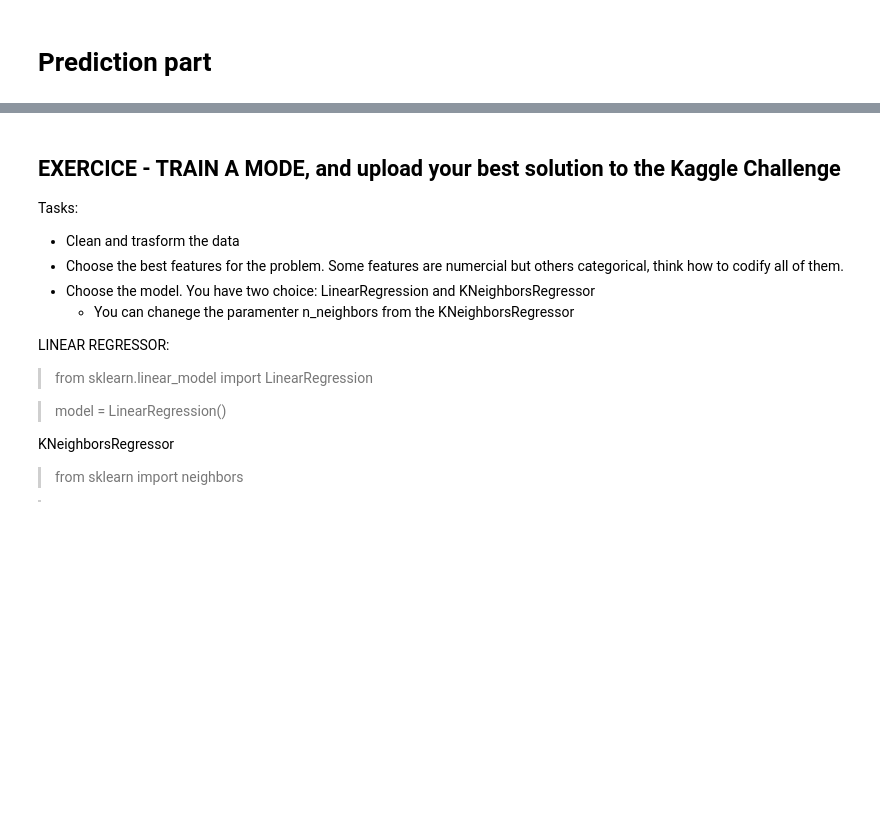
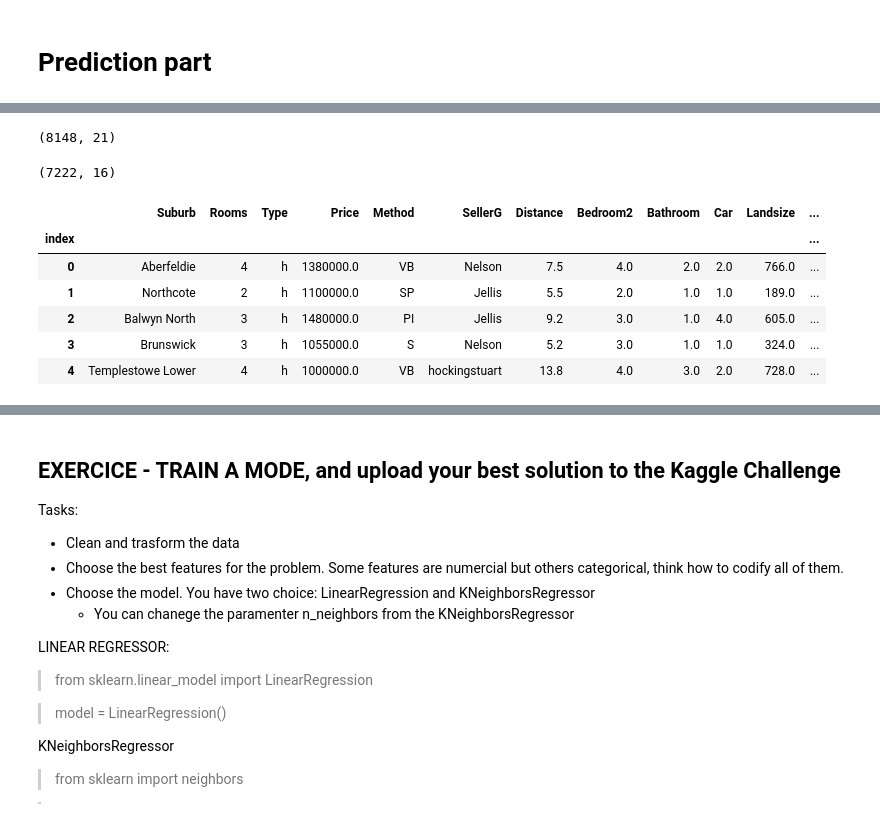
Before and after one commit to pau-torrente/DSUB_p2, a Jupyter notebook: project2.ipynb, the cells around one changed output, grey strips where cells are left out. Cells and saved outputs as stored; diff of their text form; code cells hidden in the pictures; blank space fills up the shorter version.

```diff
--- a/project2.ipynb
+++ b/project2.ipynb
@@ -373,4 +387,10 @@ test_set["Month"]=[datetime.datetime.strptime(d, format_str).date().month for d
 # %%
+train_set2 = train_set
+test_set2 = test_set
+
+print(test_set.shape)
+
+
 def data_processing(df):
 
 
@@ -390,35 +410,35 @@ def data_processing(df):
 
 #Target encoding cathegorical variables using mean price
 
-    suburb_mean_price = train_set.groupby('Suburb').mean().Price.reset_index()
+    suburb_mean_price = train_set2.groupby('Suburb').mean().Price.reset_index()
     suburb_mean_price.columns = ['Suburb', 'SuburbAvgPrice']
 
     df = pd.merge(df, suburb_mean_price, on = 'Suburb')
     df.drop('Suburb', axis=1, inplace=True)
 
 
-    seller_mean_price = train_set.groupby('SellerG').mean().Price.reset_index()
+    seller_mean_price = train_set2.groupby('SellerG').mean().Price.reset_index()
     seller_mean_price.columns = ['SellerG', 'SellerAvgPrice']
 
     df = pd.merge(df, seller_mean_price, on = 'SellerG')
     df.drop('SellerG', axis=1, inplace=True)
 
 
-    councilarea_mean_price = train_set.groupby('CouncilArea').mean().Price.reset_index()
+    councilarea_mean_price = train_set2.groupby('CouncilArea').mean().Price.reset_index()
     councilarea_mean_price.columns = ['CouncilArea', 'CouncilAreaAvgPrice']
 
     df = pd.merge(df, councilarea_mean_price, on = 'CouncilArea')
     df.drop('CouncilArea', axis=1, inplace=True)
 
 
-    region_mean_price = train_set.groupby('Regionname').mean().Price.reset_index()
+    region_mean_price = train_set2.groupby('Regionname').mean().Price.reset_index()
     region_mean_price.columns = ['Regionname', 'RegionMeanPrice']
 
     df = pd.merge(df, region_mean_price, on = 'Regionname')
     df.drop('Regionname', axis=1, inplace=True)
 
 
-    month_mean_price = train_set.groupby('Month').mean().Price.reset_index()
+    month_mean_price = train_set2.groupby('Month').mean().Price.reset_index()
     month_mean_price.columns = ['Month', 'MonthAvgPrice']
 
     df = pd.merge(df, month_mean_price, on = 'Month')
@@ -427,18 +447,22 @@ def data_processing(df):
 
 #One hot encoding vor variables with very few possible values
 
-    dummies = pd.get_dummies(df['Method'])
+    # dummies = pd.get_dummies(df['Method'])
 
-    df = pd.concat([df, dummies], axis=1).reindex(df.index)
+    # df = pd.concat([df, dummies], axis=1).reindex(df.index)
 
-    df.drop('Method', axis=1, inplace=True)
+    # df.drop('Method', axis=1, inplace=True)
+    # df.drop('VB', axis = 1, inplace= True)
 
 
-    dummies = pd.get_dummies(df['Type'])
+    # dummies = pd.get_dummies(df['Type'])
 
-    df = pd.concat([df, dummies], axis=1).reindex(df.index)
+    # df = pd.concat([df, dummies], axis=1).reindex(df.index)
 
-    df.drop('Type', axis=1, inplace=True)
+    # df.drop('Type', axis=1, inplace=True)
+
+    # df.drop('h', axis = 1, inplace= True)
+
 
 
     return df
@@ -447,9 +471,16 @@ def data_processing(df):
 def fillna(df):
 
     df['DataFrame Column'] = df['DataFrame Column'].replace(np.nan, 0)
+# %% [output]
+(8148, 21)
 # %%
+
 processed_train_set = data_processing(train_set)
 processed_test_set = data_processing(test_set)
 
+print(processed_test_set.shape)
+
 processed_train_set = processed_train_set.fillna(0)
 processed_test_set = processed_test_set.fillna(0)
+# %% [output]
+(7222, 16)
@@ -461,0 +487,10 @@ data_val = data_val.loc[:, data_val.columns != 'Price']
+# %%
+train_set2.head()
+# %% [output]
+|  | Suburb | Rooms | Type | Price | Method | SellerG | Distance | Bedroom2 | Bathroom | Car | Landsize | ... |
+| index |  |  |  |  |  |  |  |  |  |  |  | ... |
+| 0 | Aberfeldie | 4 | h | 1380000.0 | VB | Nelson | 7.5 | 4.0 | 2.0 | 2.0 | 766.0 | ... |
+| 1 | Northcote | 2 | h | 1100000.0 | SP | Jellis | 5.5 | 2.0 | 1.0 | 1.0 | 189.0 | ... |
+| 2 | Balwyn North | 3 | h | 1480000.0 | PI | Jellis | 9.2 | 3.0 | 1.0 | 4.0 | 605.0 | ... |
+| 3 | Brunswick | 3 | h | 1055000.0 | S | Nelson | 5.2 | 3.0 | 1.0 | 1.0 | 324.0 | ... |
+| 4 | Templestowe Lower | 4 | h | 1000000.0 | VB | hockingstuart | 13.8 | 4.0 | 3.0 | 2.0 | 728.0 | ... |
```
Also changed, not shown: parts of 11 cells of this notebook, 1 other file.
